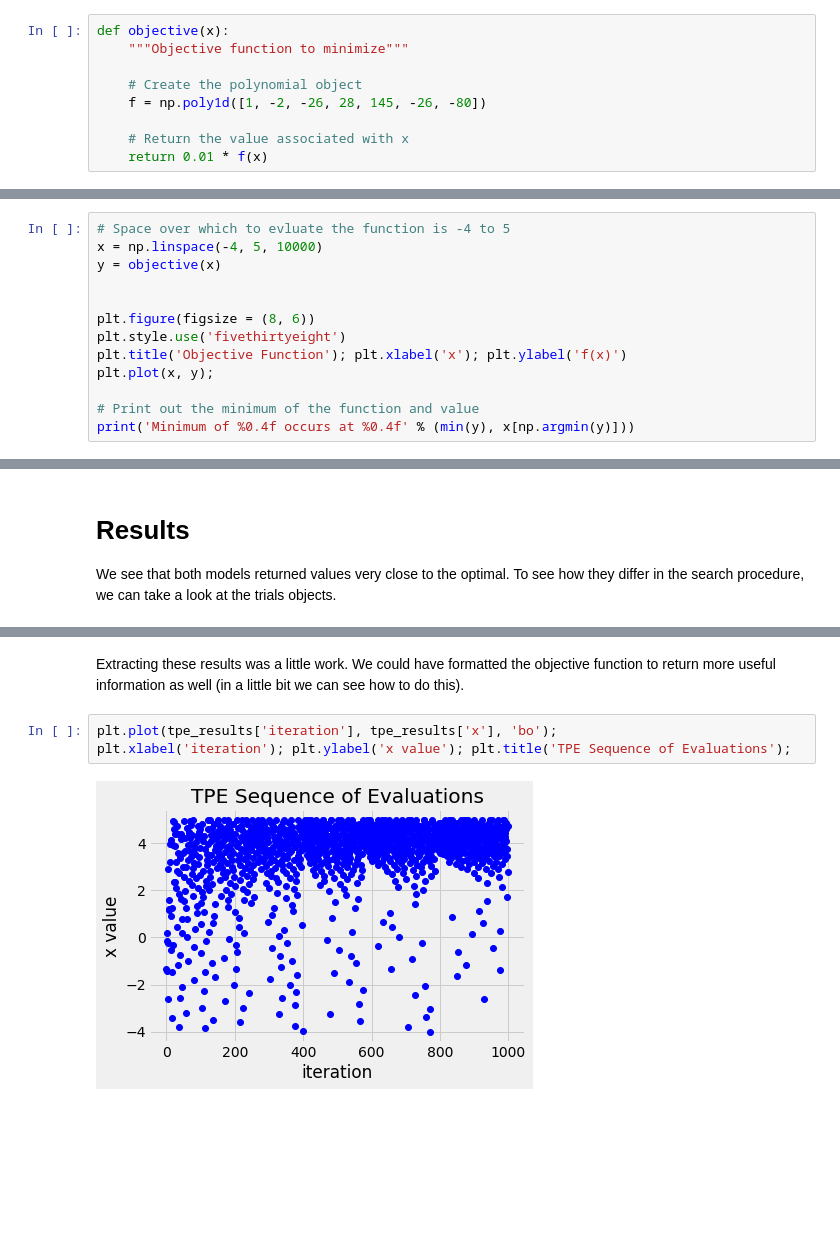
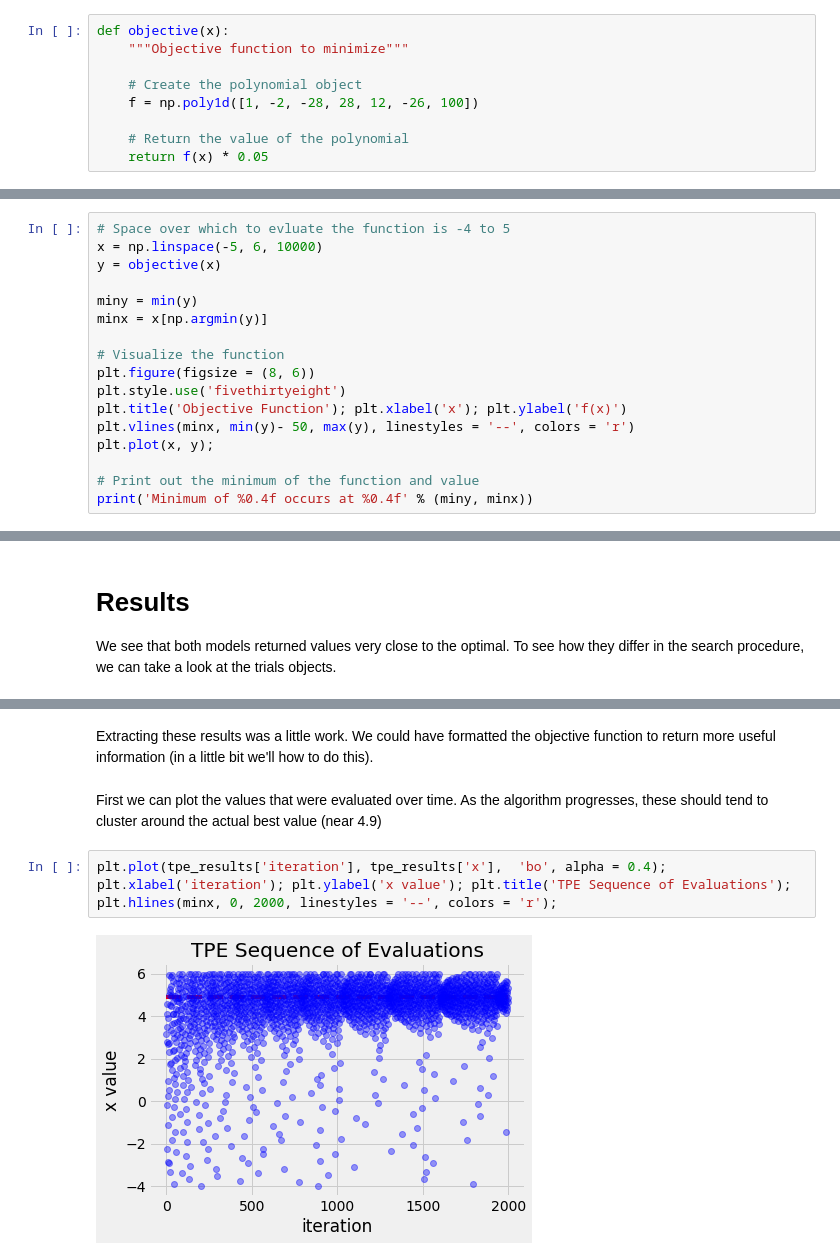
Before and after one commit to WillKoehrsen/hyperparameter-optimization, a Jupyter notebook: Introduction to Bayesian Optimization with Hyperopt.ipynb, the cells around one changed output, grey strips where cells are left out. Drawn from its saved outputs; the diff is of its cells as text; blank space fills up the shorter version.

```diff
--- a/Introduction to Bayesian Optimization with Hyperopt.ipynb
+++ b/Introduction to Bayesian Optimization with Hyperopt.ipynb
@@ -29,7 +68,7 @@ def objective(x):
     """Objective function to minimize"""
 
     # Create the polynomial object
-    f = np.poly1d([1, -2, -26, 28, 145, -26, -80])
+    f = np.poly1d([1, -2, -28, 28, 12, -26, 100])
 
-    # Return the value associated with x
-    return 0.01 * f(x)
+    # Return the value of the polynomial
+    return f(x) * 0.05
@@ -40,14 +75,18 @@ To get a sense of what we are trying to optimize, it's helpful to look at the ob
 # %%
 # Space over which to evluate the function is -4 to 5
-x = np.linspace(-4, 5, 10000)
+x = np.linspace(-5, 6, 10000)
 y = objective(x)
 
+miny = min(y)
+minx = x[np.argmin(y)]
 
+# Visualize the function
 plt.figure(figsize = (8, 6))
 plt.style.use('fivethirtyeight')
 plt.title('Objective Function'); plt.xlabel('x'); plt.ylabel('f(x)')
+plt.vlines(minx, min(y)- 50, max(y), linestyles = '--', colors = 'r')
 plt.plot(x, y);
 
 # Print out the minimum of the function and value
-print('Minimum of %0.4f occurs at %0.4f' % (min(y), x[np.argmin(y)]))
+print('Minimum of %0.4f occurs at %0.4f' % (miny, minx))
 # %% [output]
@@ -166,8 +220,11 @@ tpe_results.head()
 # %% [markdown]
-Extracting these results was a little work. We could have formatted the objective function to return more useful information as well (in a little bit we can see how to do this).
+Extracting these results was a little work. We could have formatted the objective function to return more useful information (in a little bit we'll how to do this).
+# %% [markdown]
+First we can plot the values that were evaluated over time. As the algorithm progresses, these should tend to cluster around the actual best value (near 4.9)
 # %%
-plt.plot(tpe_results['iteration'], tpe_results['x'], 'bo');
+plt.plot(tpe_results['iteration'], tpe_results['x'],  'bo', alpha = 0.4);
 plt.xlabel('iteration'); plt.ylabel('x value'); plt.title('TPE Sequence of Evaluations');
+plt.hlines(minx, 0, 2000, linestyles = '--', colors = 'r');
 # %% [output]
-[figure, old version]
+[figure, new version]
 # %% [markdown]
```
Also changed, not shown: parts of 61 cells of this notebook, 4 other files.
